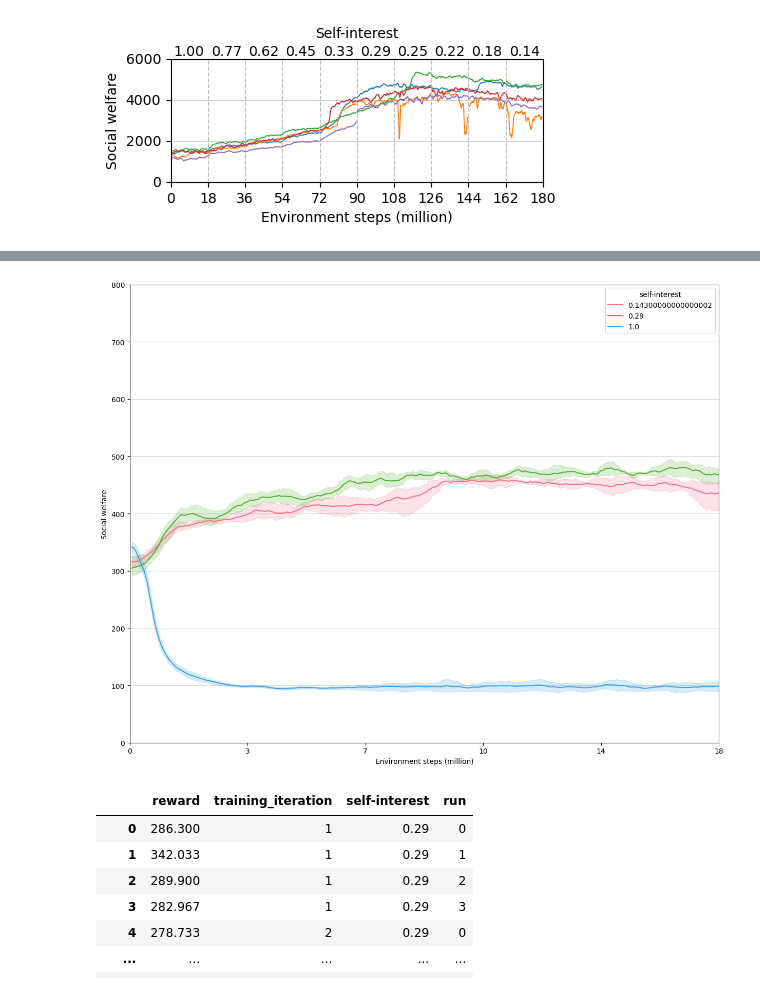
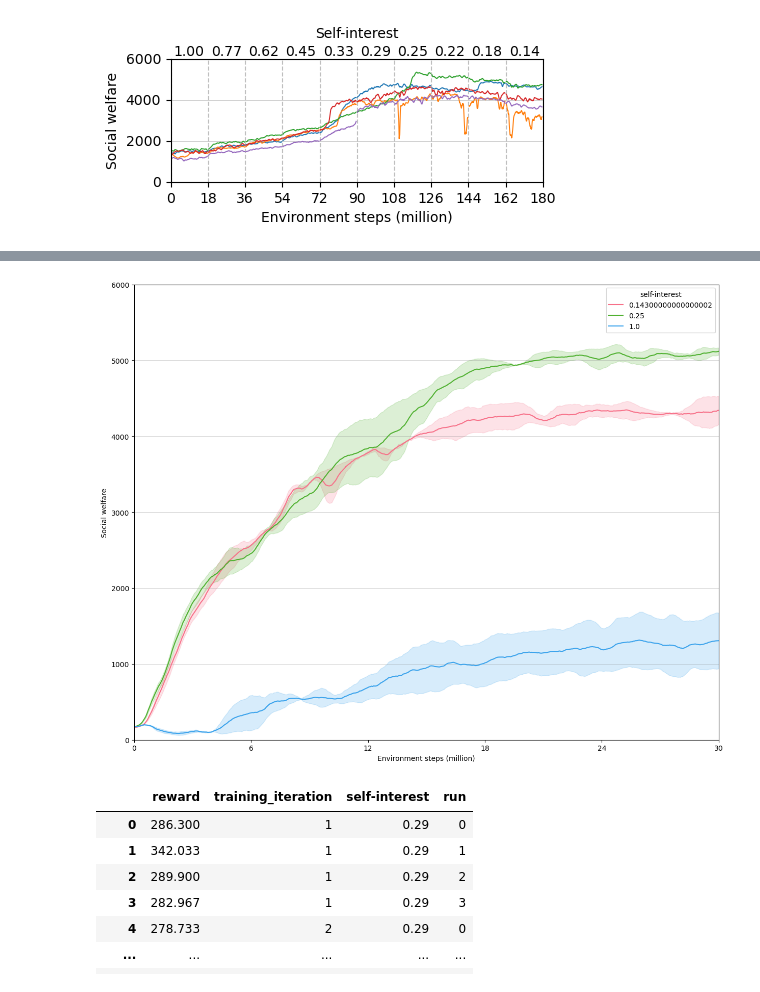
Before and after one commit to Muff2n/meltingpot, a Jupyter notebook: data/plot_results.ipynb, the cells around one changed output, grey strips where cells are left out. Drawn from its saved outputs; the diff is of its cells as text; code cells hidden in the pictures.

Commit message:
bugfix num_samples for scratch

```diff
--- a/data/plot_results.ipynb
+++ b/data/plot_results.ipynb
@@ -29,11 +29,12 @@ clean = {
     'n': 7,
     'n_players_ylim': 2000,
     'ylim': 6000,
-    'scratch_id': 'scratch',
+    'scratch_id': 'cd9f2625',
 }
 
 window = 11
 epochs = 300
+scratch_epochs = 500
 environment = clean
 # %%
 def load_df(trial_id: str, *, environment: dict[str], independent: bool=False, self_interest: float=None):
@@ -183,7 +184,7 @@ pd.set_option('display.precision', 3)
 df = pd.read_json(os.path.join(environment['path'], environment['name'], environment['scratch_id'], 'results.json'), lines=True)
 df['reward'] = df.episode_reward.apply(lambda x: np.mean(x))
 df = df[['reward', 'training_iteration', 'self-interest']]
-df = df[df['training_iteration'] <= epochs]
+df = df[df['training_iteration'] <= scratch_epochs]
 
 self_interest_values = df['self-interest'].unique()
 
@@ -203,37 +204,37 @@ def assign_runs(df, s):
     df_s['smoothed_reward'] = df_s.groupby('run')['reward'].transform(lambda x: x.rolling(window=window, center=True, min_periods=1).mean())
     return df_s
 
 dfs = [assign_runs(df, s) for s in self_interest_values]
 df = pd.concat(dfs, axis=0, ignore_index=True)
 
 # fig, ax = plt.subplots(figsize=(4.8, 1.6), facecolor='white')
 fig, ax = plt.subplots(figsize=(14.8, 11.6), facecolor='white')
 
 colours = sns.color_palette("husl", len(self_interest_values))
 
 sns.lineplot(
     data=df,
     x='training_iteration',
     y='smoothed_reward',
     hue='self-interest',
     errorbar=('ci', 95),  # 95% confidence interval
     palette=colours,
     # estimator='mean',
     # color='blue',
     # n_boot=1000,
 )
 
 ax.set_xlabel('Environment steps (million)')
 ax.set_ylabel('Social welfare')
-ax.set_xlim(0, epochs)
+ax.set_xlim(0, scratch_epochs)
 ax.set_ylim(0, environment['ylim'])
-ax.set_xticks(np.arange(0, epochs + 1, epochs / 5))
-ax.set_xticklabels(np.arange(0, epochs * 30 * 2000 / 1e6 + 1, epochs / 5 * 30 * 2000 / 1e6).astype(int))
+ax.set_xticks(np.arange(0, scratch_epochs + 1, scratch_epochs / 5))
+ax.set_xticklabels(np.arange(0, scratch_epochs * 30 * 2000 / 1e6 + 1, scratch_epochs / 5 * 30 * 2000 / 1e6).astype(int))
 ax.yaxis.grid(True, linestyle='-', linewidth=0.5, color='grey', alpha=0.5)
 
 fig.savefig(f'scratch_{environment["name"]}', dpi=300, bbox_inches='tight')
 # %% [output]
-[figure, old version]
+[figure, new version]
 # %%
 dfs[0]
 # %% [output]
```
Also changed, not shown: 1 other file.
